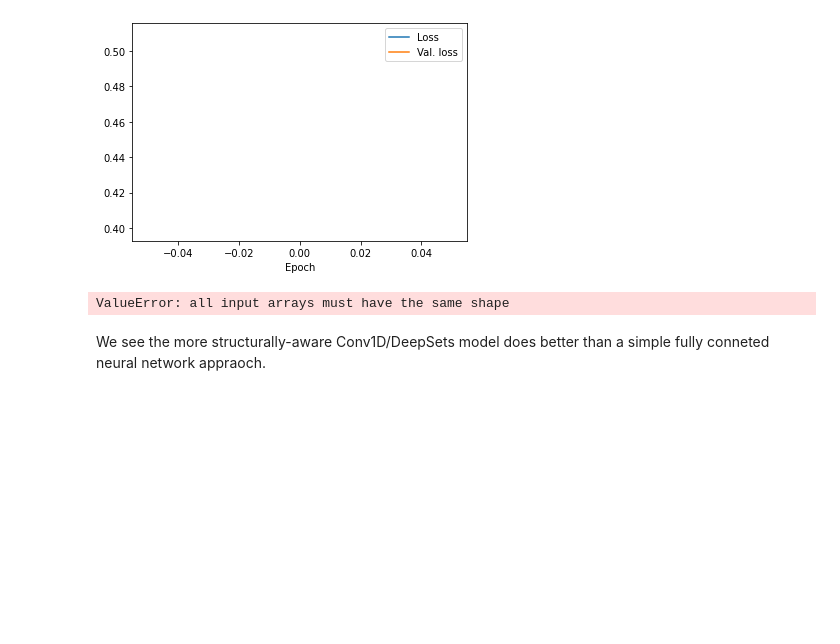
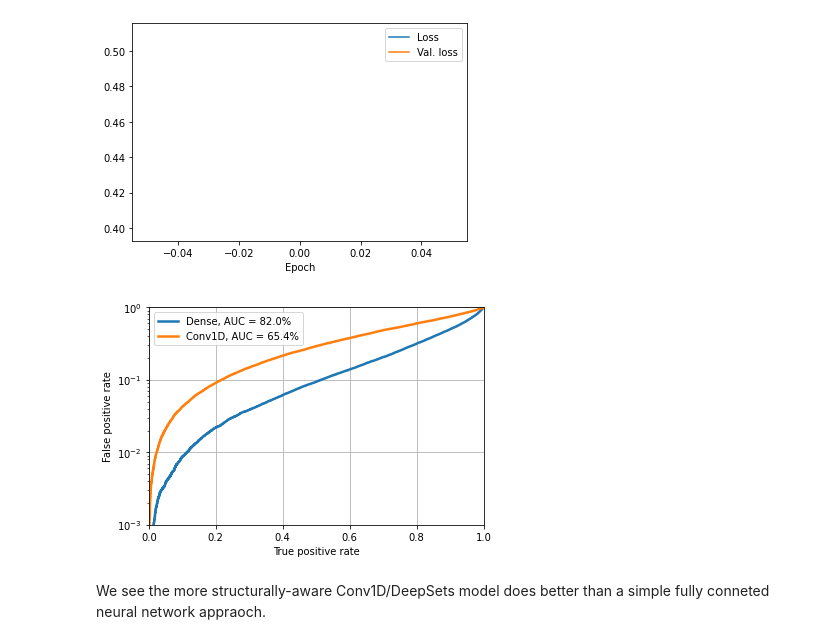
Before and after one commit to faroukmokhtar/GNN, a Jupyter notebook: weeks/05-deep-learning.ipynb, the cells around one changed output. Cells and saved outputs as stored; diff of their text form; code cells hidden in the pictures; blank space fills up the shorter version.

```diff
--- a/weeks/05-deep-learning.ipynb
+++ b/weeks/05-deep-learning.ipynb
@@ -288,8 +288,8 @@ None
 # define callbacks
 from keras.callbacks import ModelCheckpoint, EarlyStopping, ReduceLROnPlateau
 
-early_stopping = EarlyStopping(monitor='val_loss', patience=20)
-reduce_lr = ReduceLROnPlateau(patience=5,factor=0.5)
+early_stopping = EarlyStopping(monitor='val_loss', patience=5)
+reduce_lr = ReduceLROnPlateau(patience=2,factor=0.5)
 model_checkpoint = ModelCheckpoint('keras_model_dense_best.h5', monitor='val_loss', save_best_only=True)
 callbacks = [early_stopping, model_checkpoint, reduce_lr]
 
@@ -299,7 +299,7 @@ history_dense = keras_model_dense.fit_generator(train_generator,
                                                 steps_per_epoch=len(train_generator),
                                                 validation_steps=len(val_generator),
                                                 max_queue_size=5,
-                                                epochs=1,
+                                                epochs=10,
                                                 shuffle=False,
                                                 callbacks = callbacks,
                                                 verbose=1)
@@ -363,8 +363,8 @@ None
 # define callbacks
 from keras.callbacks import ModelCheckpoint, EarlyStopping, ReduceLROnPlateau
 
-early_stopping = EarlyStopping(monitor='val_loss', patience=20)
-reduce_lr = ReduceLROnPlateau(patience=5,factor=0.5)
+early_stopping = EarlyStopping(monitor='val_loss', patience=5)
+reduce_lr = ReduceLROnPlateau(patience=2,factor=0.5)
 model_checkpoint = ModelCheckpoint('keras_model_conv1d_best.h5', monitor='val_loss', save_best_only=True)
 callbacks = [early_stopping, model_checkpoint, reduce_lr]
 
@@ -374,7 +374,7 @@ history_conv1d = keras_model_conv1d.fit(train_generator,
                                         steps_per_epoch=len(train_generator),
                                         validation_steps=len(val_generator),
                                         max_queue_size=5,
-                                        epochs=1,
+                                        epochs=10,
                                         shuffle=False,
                                         callbacks = callbacks,
                                         verbose=1)
@@ -401,35 +401,37 @@ test_generator = DataGenerator(test_files, features, labels, spectators, batch_s
 # %%
 # run model inference on test data set
 predict_array_dnn = []
 predict_array_cnn = []
 label_array_test = []
 
 for t in test_generator:
     label_array_test.append(t[1])
     predict_array_dnn.append(keras_model_dense.predict(t[0]))
     predict_array_cnn.append(keras_model_conv1d.predict(t[0]))
 
-predict_array_dnn = np.stack(predict_array_dnn,axis=0)
-predict_array_cnn = np.stack(predict_array_cnn,axis=0)
-label_array_test = np.stack(label_array_test,axis=0)
+
+predict_array_dnn = np.concatenate(predict_array_dnn,axis=0)
+predict_array_cnn = np.concatenate(predict_array_cnn,axis=0)
+label_array_test = np.concatenate(label_array_test,axis=0)
+
 
 # create ROC curves
 fpr_dnn, tpr_dnn, threshold_dnn = roc_curve(label_array_test[:,1], predict_array_dnn[:,1])
 fpr_cnn, tpr_cnn, threshold_cnn = roc_curve(label_array_test[:,1], predict_array_cnn[:,1])
 
 # plot ROC curves
 plt.figure()
 plt.plot(tpr_dnn, fpr_dnn, lw=2.5, label="Dense, AUC = {:.1f}%".format(auc(fpr_dnn,tpr_dnn)*100))
 plt.plot(tpr_cnn, fpr_cnn, lw=2.5, label="Conv1D, AUC = {:.1f}%".format(auc(fpr_cnn,tpr_cnn)*100))
 plt.xlabel(r'True positive rate')
 plt.ylabel(r'False positive rate')
 plt.semilogy()
 plt.ylim(0.001,1)
 plt.xlim(0,1)
 plt.grid(True)
 plt.legend(loc='upper left')
 plt.show()
 # %% [output]
-ValueError: all input arrays must have the same shape
+[figure, added]
 # %% [markdown]
 We see the more structurally-aware Conv1D/DeepSets model does better than a simple fully conneted neural network appraoch.
```
